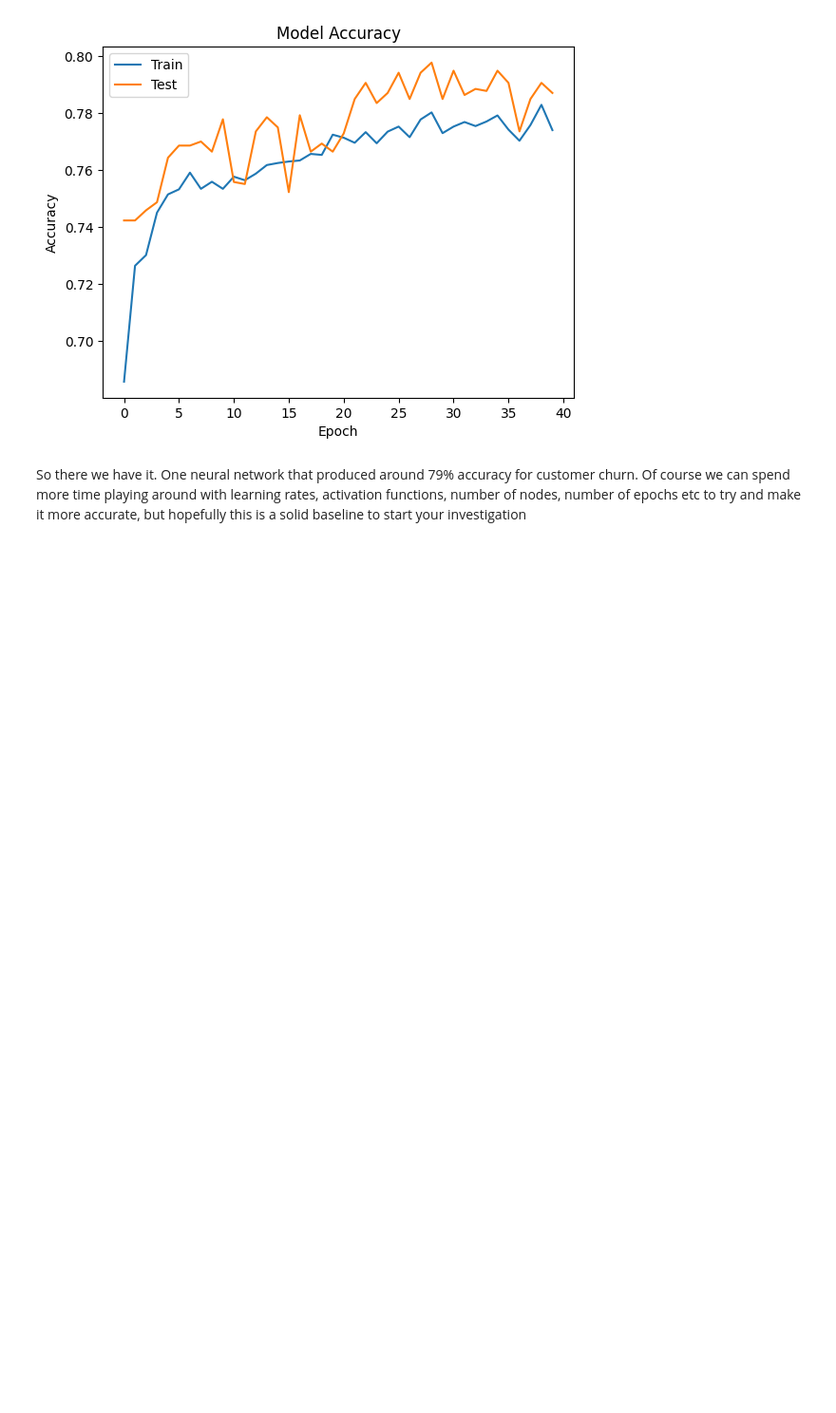
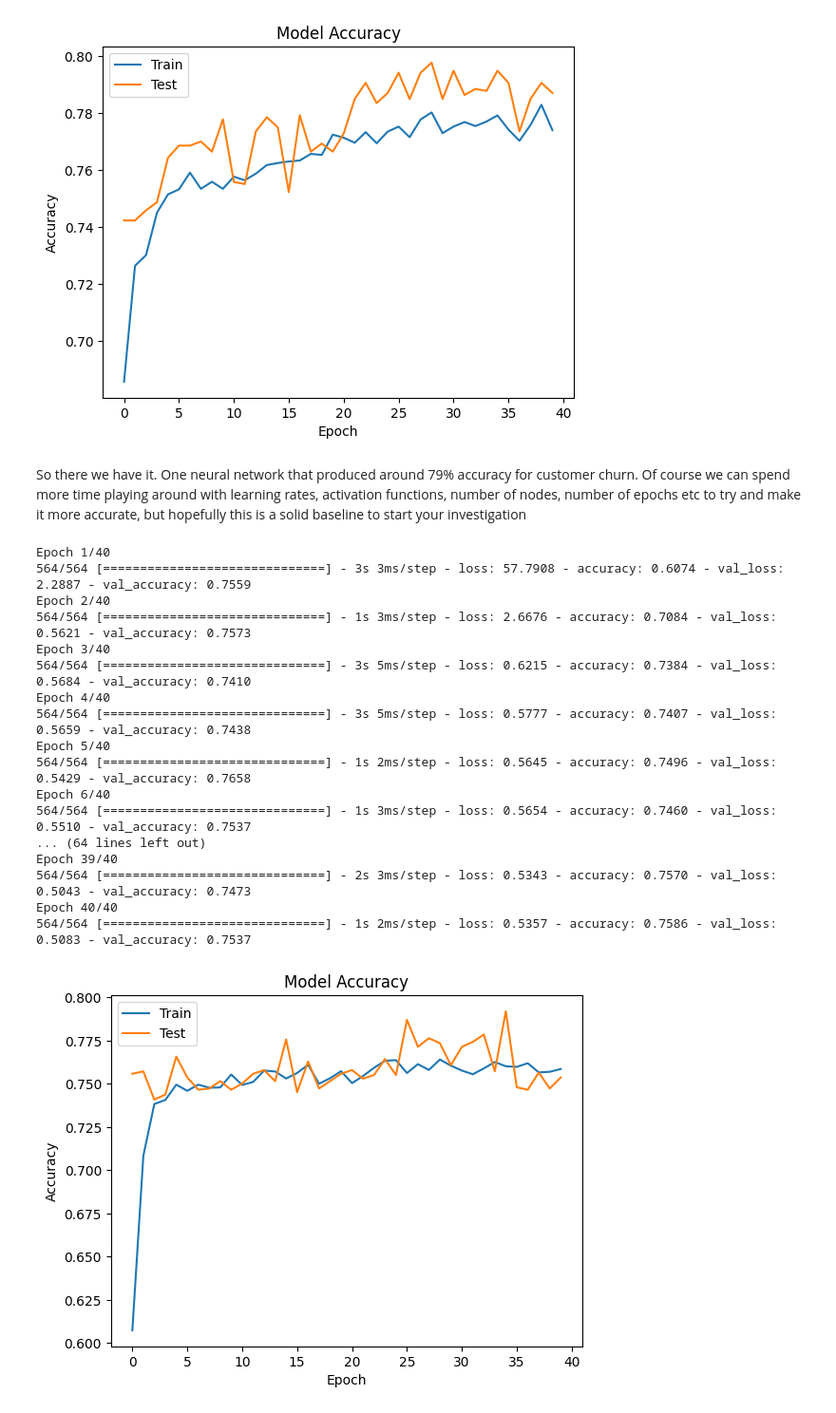
Before and after one commit to Guhan2348519/dl-lab-tasks, a Jupyter notebook: 2348519_DL_lab4.ipynb, the cells around one changed output. Shown at 95% size. Saved outputs shown, nothing was run; the diff lists cells and outputs as text; code cells hidden in the pictures; blank space fills up the shorter version.

```diff
--- a/2348519_DL_lab4.ipynb
+++ b/2348519_DL_lab4.ipynb
@@ -95,3 +95,52 @@ plt.show()
 [figure]
 # %% [markdown]
 So there we have it. One neural network that produced around 79% accuracy for customer churn. Of course we can spend more time playing around with learning rates, activation functions, number of nodes, number of epochs etc to try and make it more accurate, but hopefully this is a solid baseline to start your investigation
+# %%
+
+model = Sequential()
+
+model.add(Dense(16, input_dim=46, activation='relu'))
+
+# Dropout layer after the first hidden layer
+model.add(Dropout(rate=0.5))
+
+# Hidden layer with dropout
+model.add(Dense(8, activation='relu'))
+model.add(Dropout(rate=0.5))
+
+# Output layer
+model.add(Dense(1, activation='sigmoid'))
+
+# Compile the model
+model.compile(loss="binary_crossentropy", optimizer="adam", metrics=["accuracy"])
+
+# Train the model
+history = model.fit(X_train, y_train, validation_data=(X_test, y_test), epochs=40, batch_size=10)
+
+# Plot the training and validation accuracy
+plt.plot(history.history['accuracy'])
+plt.plot(history.history['val_accuracy'])
+plt.title('Model Accuracy')
+plt.ylabel('Accuracy')
+plt.xlabel('Epoch')
+plt.legend(['Train', 'Test'], loc='upper left')
+plt.show()
+# %% [output]
+Epoch 1/40
+564/564 [==============================] - 3s 3ms/step - loss: 57.7908 - accuracy: 0.6074 - val_loss: 2.2887 - val_accuracy: 0.7559
+Epoch 2/40
+564/564 [==============================] - 1s 3ms/step - loss: 2.6676 - accuracy: 0.7084 - val_loss: 0.5621 - val_accuracy: 0.7573
+Epoch 3/40
+564/564 [==============================] - 3s 5ms/step - loss: 0.6215 - accuracy: 0.7384 - val_loss: 0.5684 - val_accuracy: 0.7410
+Epoch 4/40
+564/564 [==============================] - 3s 5ms/step - loss: 0.5777 - accuracy: 0.7407 - val_loss: 0.5659 - val_accuracy: 0.7438
+Epoch 5/40
+564/564 [==============================] - 1s 2ms/step - loss: 0.5645 - accuracy: 0.7496 - val_loss: 0.5429 - val_accuracy: 0.7658
+Epoch 6/40
+564/564 [==============================] - 1s 3ms/step - loss: 0.5654 - accuracy: 0.7460 - val_loss: 0.5510 - val_accuracy: 0.7537
+... (64 lines left out)
+Epoch 39/40
+564/564 [==============================] - 2s 3ms/step - loss: 0.5343 - accuracy: 0.7570 - val_loss: 0.5043 - val_accuracy: 0.7473
+Epoch 40/40
+564/564 [==============================] - 1s 2ms/step - loss: 0.5357 - accuracy: 0.7586 - val_loss: 0.5083 - val_accuracy: 0.7537
+[figure, added]
```
Also changed, not shown: parts of 5 cells of this notebook.
